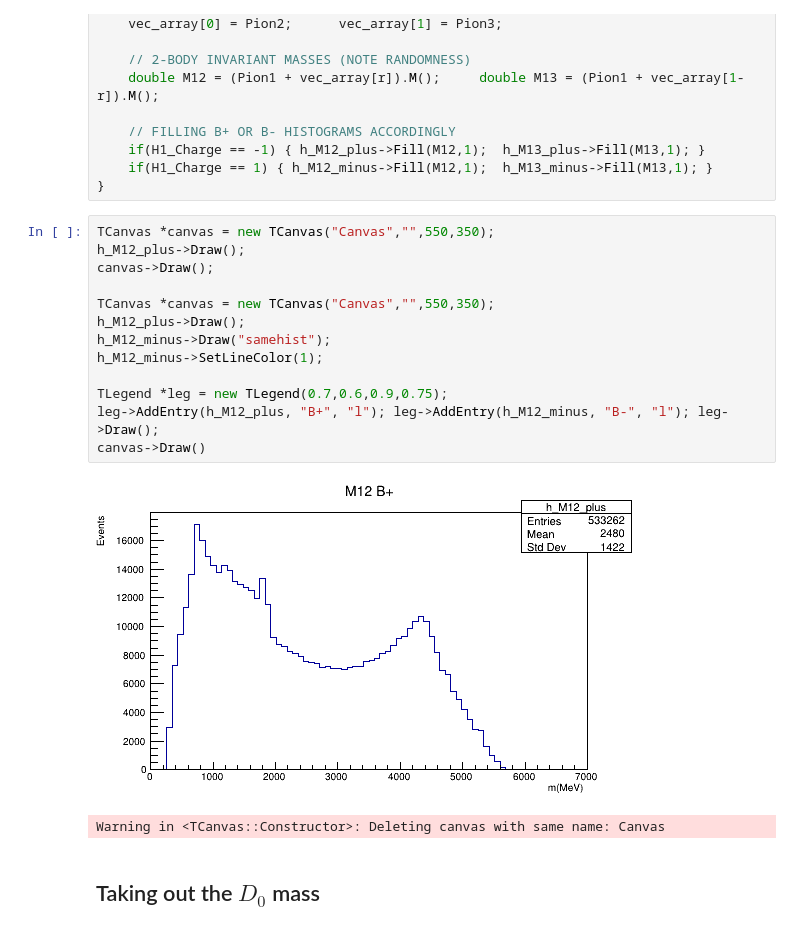
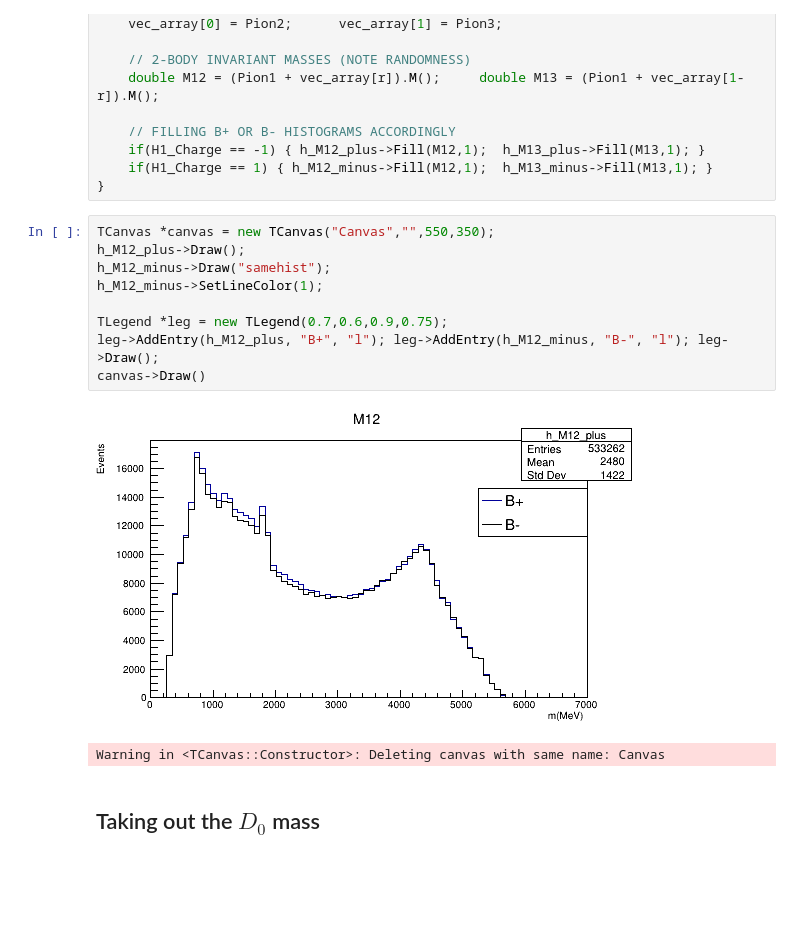
Before and after one commit to jjpereirab/B2HHH_2022_1, a Jupyter notebook: root_pipipi.ipynb, the cells around one changed output. Drawn from its saved outputs; the diff is of its cells as text; blank space fills up the shorter version.

```diff
--- a/root_pipipi.ipynb
+++ b/root_pipipi.ipynb
@@ -188,20 +188,16 @@ for (i = 0; i < nentries; i++)
     if(H1_Charge == 1) { h_M12_minus->Fill(M12,1);  h_M13_minus->Fill(M13,1); }
 }
 # %%
-TCanvas *canvas = new TCanvas("Canvas","",550,350);
-h_M12_plus->Draw();
-canvas->Draw();
-
 TCanvas *canvas = new TCanvas("Canvas","",550,350);
 h_M12_plus->Draw();
 h_M12_minus->Draw("samehist");
 h_M12_minus->SetLineColor(1);
 
 TLegend *leg = new TLegend(0.7,0.6,0.9,0.75);
 leg->AddEntry(h_M12_plus, "B+", "l"); leg->AddEntry(h_M12_minus, "B-", "l"); leg->Draw();
 canvas->Draw()
 # %% [output]
-[figure, old version]
+[figure, new version]
 Warning in <TCanvas::Constructor>: Deleting canvas with same name: Canvas
 # %% [markdown]
 ## Taking out the $D_0$ mass
```
Also changed, not shown: parts of 9 cells of this notebook, 3 other files.
